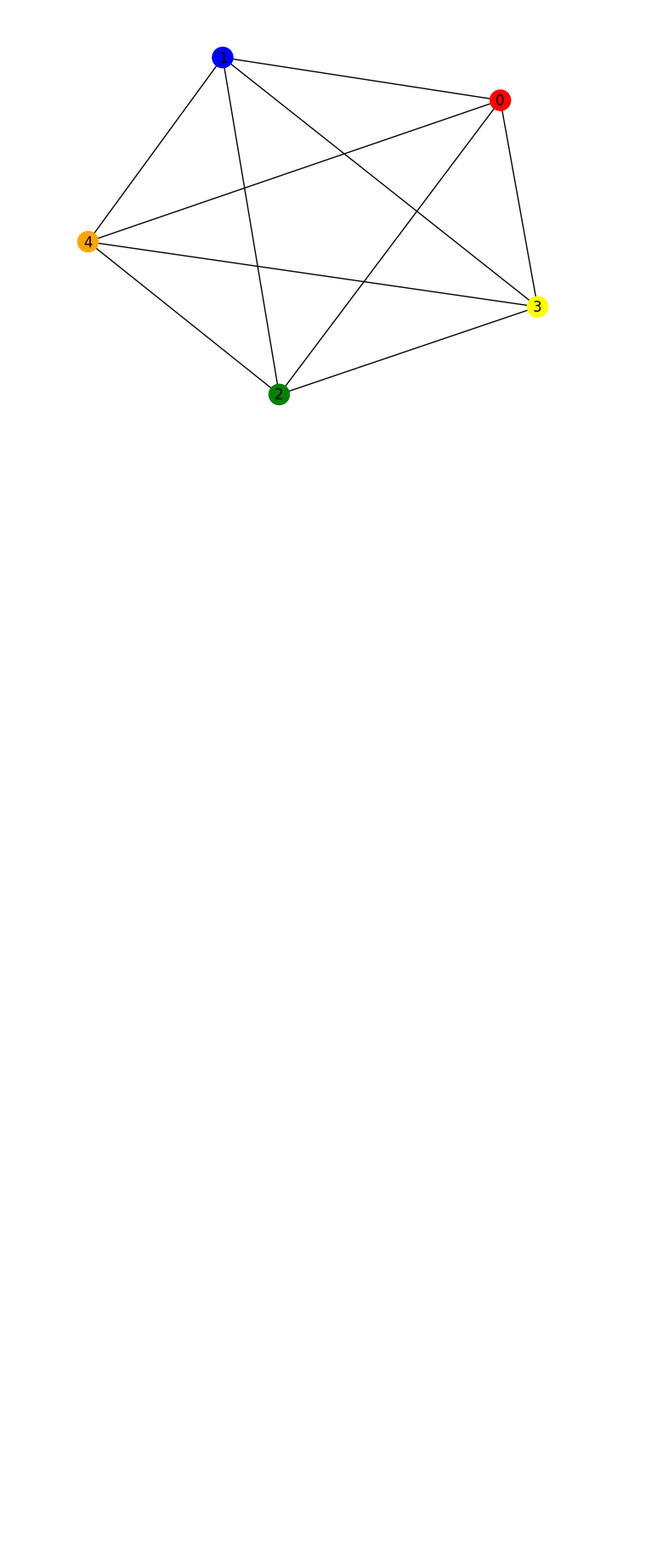
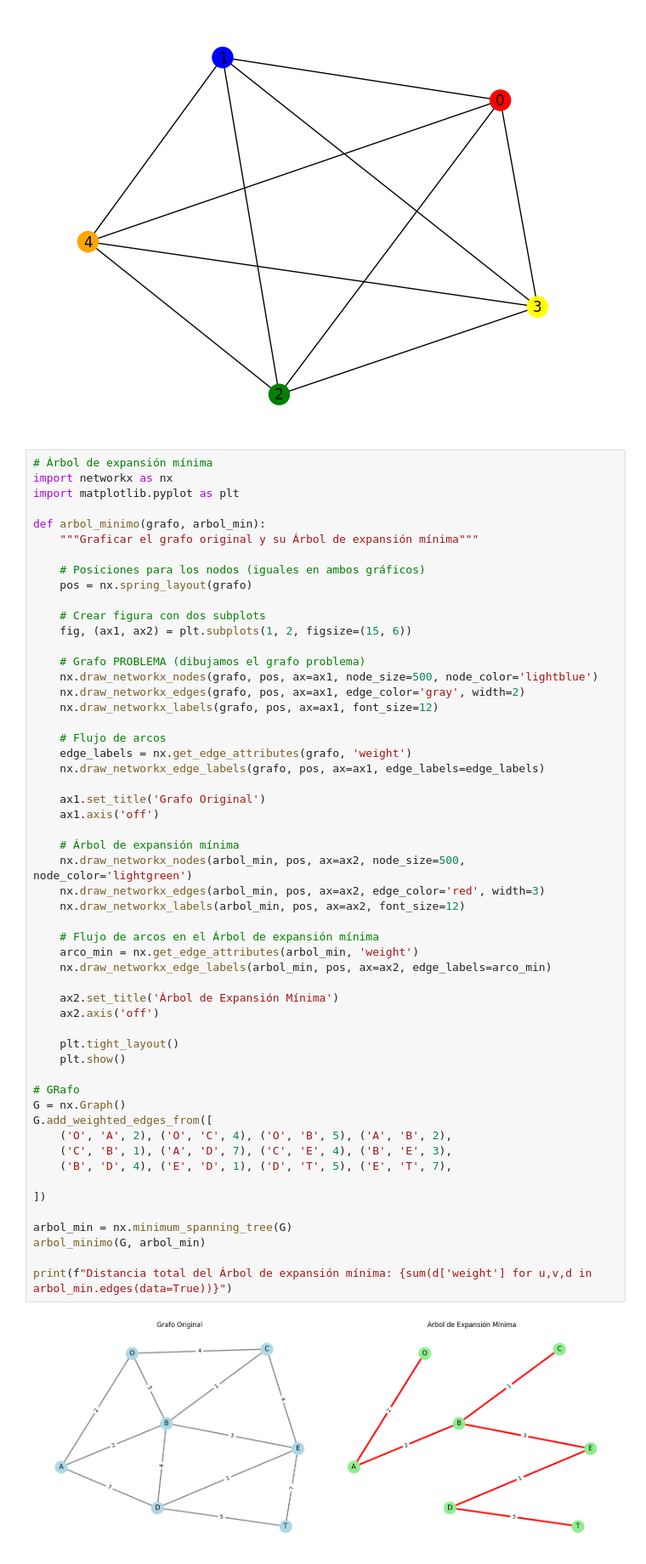
Before and after one commit to angelmorales2621-gif/Investigaci-n-de-operaciones-, a Jupyter notebook: Grafos.ipynb, the cells around one changed output. Shown at 85% size. Saved outputs shown, nothing was run; the diff lists cells and outputs as text; blank space fills up the shorter version.

```diff
--- a/Grafos.ipynb
+++ b/Grafos.ipynb
@@ -55,3 +55,59 @@ nx.draw(G, node_color=node_colors, with_labels=True)
 plt.show()
 # %% [output]
 [figure]
+# %%
+# Árbol de expansión mínima
+import networkx as nx
+import matplotlib.pyplot as plt
+
+def arbol_minimo(grafo, arbol_min):
+    """Graficar el grafo original y su Árbol de expansión mínima"""
+
+    # Posiciones para los nodos (iguales en ambos gráficos)
+    pos = nx.spring_layout(grafo)
+
+    # Crear figura con dos subplots
+    fig, (ax1, ax2) = plt.subplots(1, 2, figsize=(15, 6))
+
+    # Grafo PROBLEMA (dibujamos el grafo problema)
+    nx.draw_networkx_nodes(grafo, pos, ax=ax1, node_size=500, node_color='lightblue')
+    nx.draw_networkx_edges(grafo, pos, ax=ax1, edge_color='gray', width=2)
+    nx.draw_networkx_labels(grafo, pos, ax=ax1, font_size=12)
+
+    # Flujo de arcos
+    edge_labels = nx.get_edge_attributes(grafo, 'weight')
+    nx.draw_networkx_edge_labels(grafo, pos, ax=ax1, edge_labels=edge_labels)
+
+    ax1.set_title('Grafo Original')
+    ax1.axis('off')
+
+    # Árbol de expansión mínima
+    nx.draw_networkx_nodes(arbol_min, pos, ax=ax2, node_size=500, node_color='lightgreen')
+    nx.draw_networkx_edges(arbol_min, pos, ax=ax2, edge_color='red', width=3)
+    nx.draw_networkx_labels(arbol_min, pos, ax=ax2, font_size=12)
+
+    # Flujo de arcos en el Árbol de expansión mínima
+    arco_min = nx.get_edge_attributes(arbol_min, 'weight')
+    nx.draw_networkx_edge_labels(arbol_min, pos, ax=ax2, edge_labels=arco_min)
+
+    ax2.set_title('Árbol de Expansión Mínima')
+    ax2.axis('off')
+
+    plt.tight_layout()
+    plt.show()
+
+# GRafo
+G = nx.Graph()
+G.add_weighted_edges_from([
+    ('O', 'A', 2), ('O', 'C', 4), ('O', 'B', 5), ('A', 'B', 2),
+    ('C', 'B', 1), ('A', 'D', 7), ('C', 'E', 4), ('B', 'E', 3),
+    ('B', 'D', 4), ('E', 'D', 1), ('D', 'T', 5), ('E', 'T', 7),
+
+])
+
+arbol_min = nx.minimum_spanning_tree(G)
+arbol_minimo(G, arbol_min)
+
+print(f"Distancia total del Árbol de expansión mínima: {sum(d['weight'] for u,v,d in arbol_min.edges(data=True))}")
+# %% [output]
+[figure, added]
```
Also changed, not shown: parts of 3 cells of this notebook.
